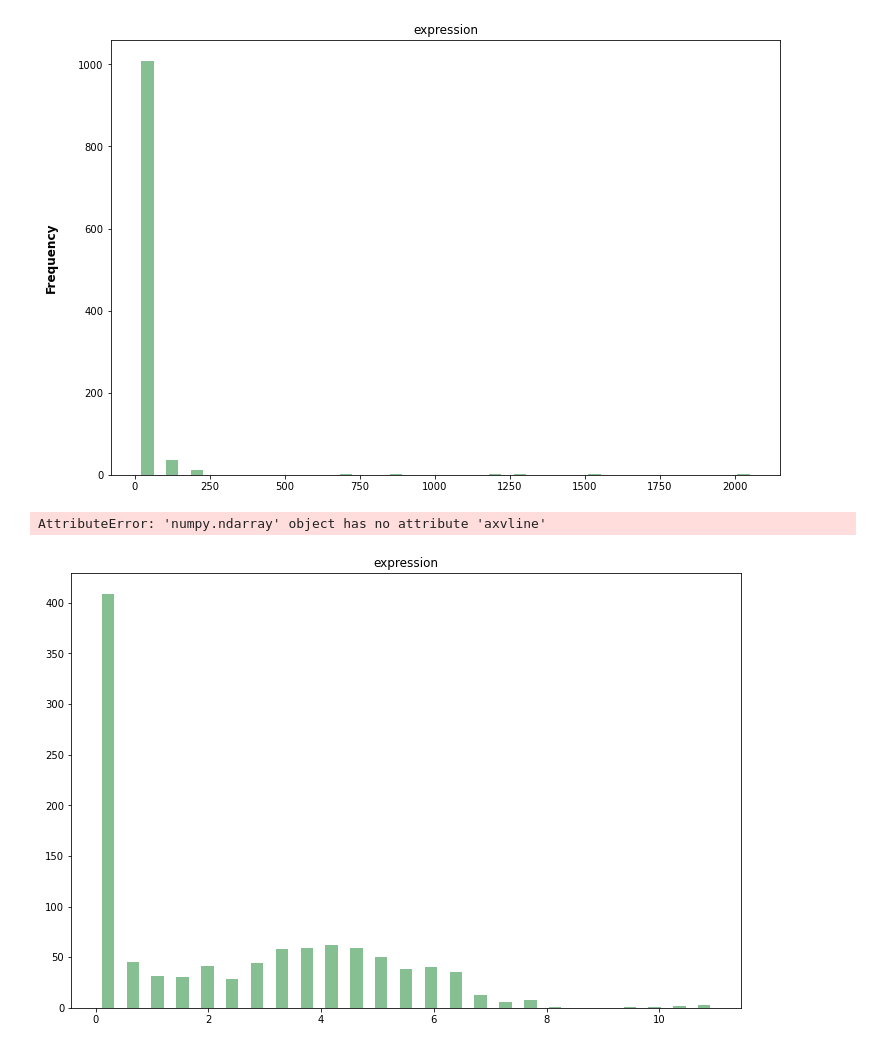
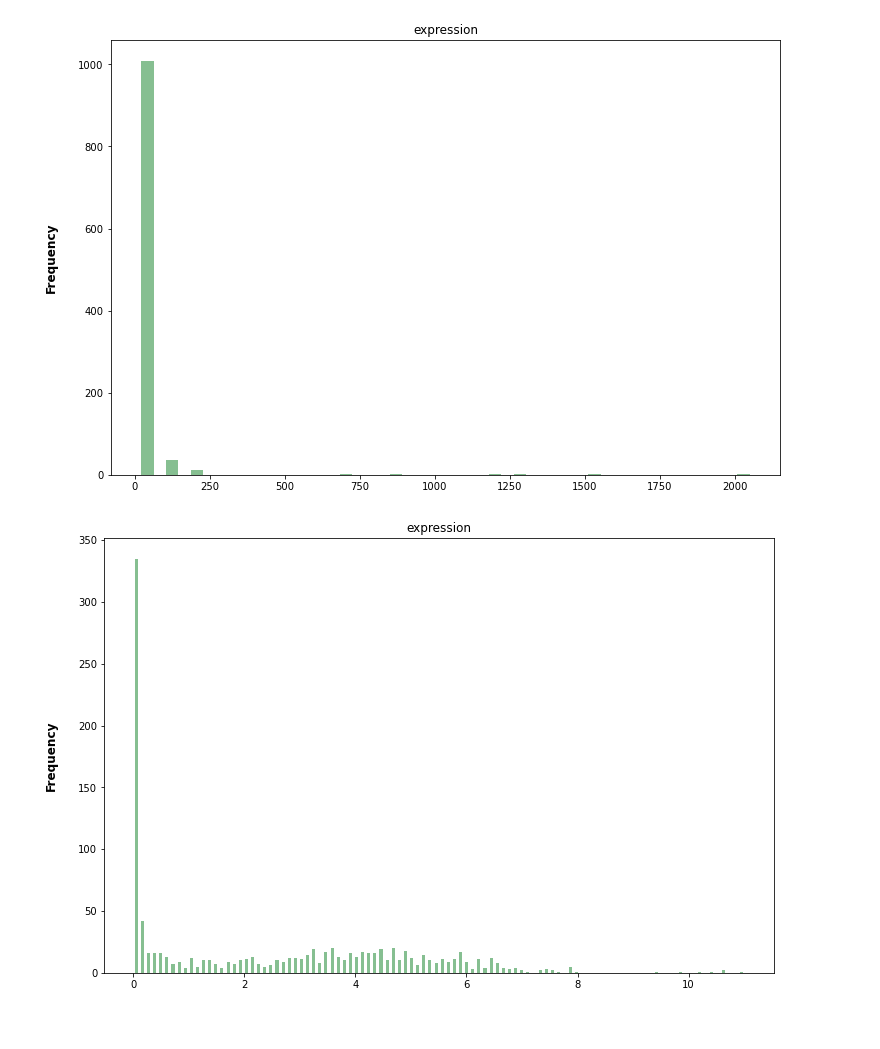
Before and after one commit to Hkhaira1/qbb2021-answers, a Jupyter notebook: week6/Script.ipynb, the cells around one changed output. Cells and saved outputs as stored; diff of their text form; code cells hidden in the pictures.

```diff
--- a/week6/Script.ipynb
+++ b/week6/Script.ipynb
@@ -206,13 +186,12 @@ for x in ax:
 # %% [output]
 [figure]
 # %%
-ax = Transformed.hist(column='expression', bins=25, grid=False, figsize=(12,8), color='#86bf91', zorder=2, rwidth=0.5)
-ax.axvline("6.213152835336369", color="red", linestyle="dashed")
+##Transformed histogram
+ax = Transformed.hist(column='expression', bins=100, grid=False, figsize=(12,8), color='#86bf91', zorder=2, rwidth=0.5)
 ax = ax[0]
 for a in ax:
     a.set_ylabel("Frequency", labelpad=20, weight='bold', size=12)
 # %% [output]
-AttributeError: 'numpy.ndarray' object has no attribute 'axvline'
-[figure, old version]
+[figure, new version]
 # %%
 df2 = pd.read_csv('K562_hg19_FPKM_chr3_compartment.bed', sep='\t', header=None)
```
Also changed, not shown: parts of 15 cells of this notebook.
